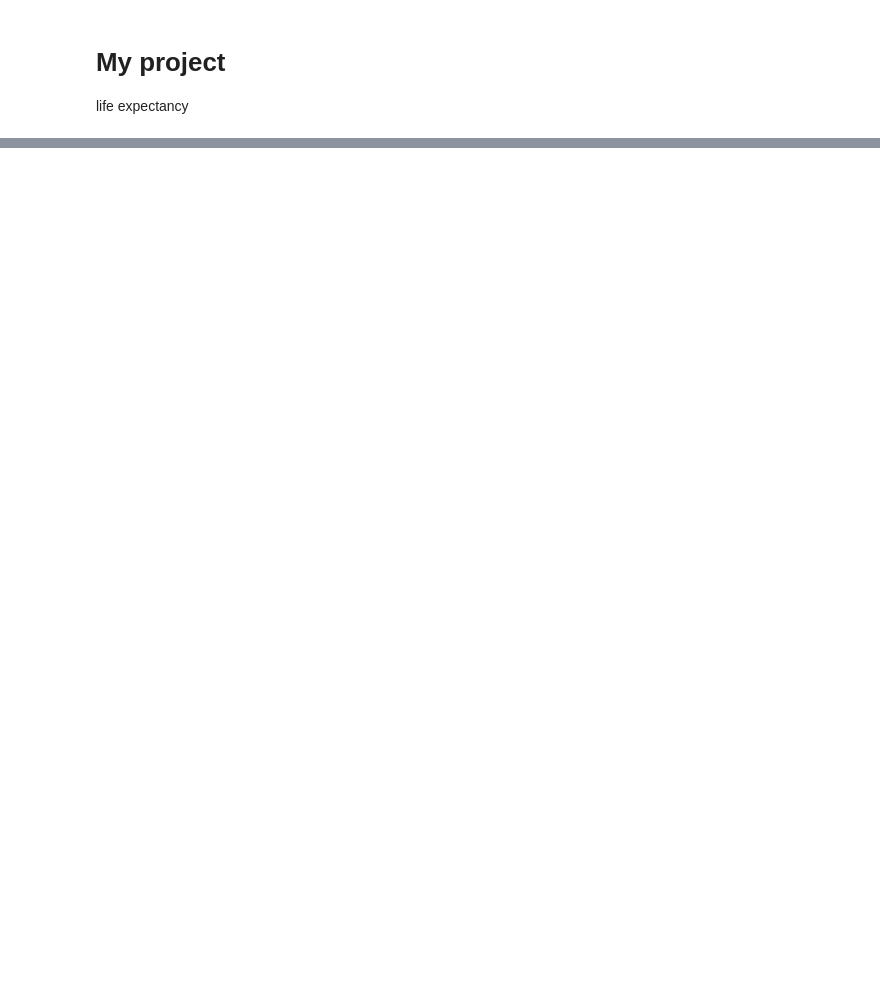
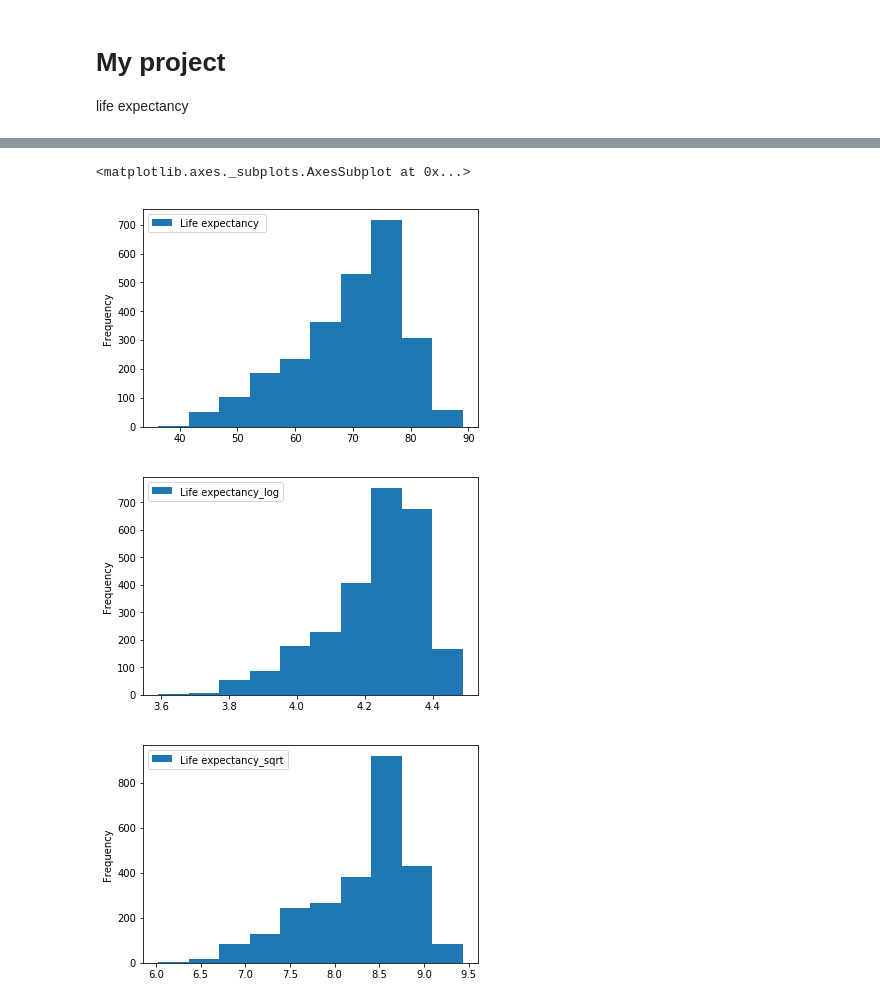
Before and after one commit to Ethan999/722_i4_BDAS, a Jupyter notebook: life_expectancy.ipynb, the cells around one changed output, grey strips where cells are left out. Cells and saved outputs as stored; diff of their text form; code cells hidden in the pictures; blank space fills up the shorter version.

```diff
--- a/life_expectancy.ipynb
+++ b/life_expectancy.ipynb
@@ -31,0 +120,14 @@ dataSet.columns
+# %%
+data_count = (dataSet.describe()).toPandas().loc[0]
+columns_to_drop =[column for column in dataSet.columns if int(data_count[column]) < 2700]
+print(columns_to_drop)
+
+data_clean = dataSet.select([column for column in dataSet.columns if column not in columns_to_drop])
+
+(data_clean.describe()).toPandas().T
+
+columns_to_drop = ['Country', 'Year']
+
+data_clean = data_clean.select([column for column in data_clean.columns if column not in columns_to_drop])
+
+(data_clean.describe()).toPandas().T
@@ -31,0 +153,3 @@ dataSet.columns
+# %%
+data_clean = data_clean.na.drop(how='any')
+(data_clean.describe()).toPandas().T
@@ -31,0 +174,6 @@ dataSet.columns
+# %%
+from pyspark.ml.feature import StringIndexer
+
+status_indexer = StringIndexer(inputCol='Status',outputCol='StatusIndex')
+mdata = status_indexer.fit(data_clean).transform(data_clean)
+pd.DataFrame(mdata.take(110), columns=mdata.columns)
@@ -31,0 +199,3 @@ dataSet.columns
+# %%
+data= mdata.drop('Status')
+pd.DataFrame(data.take(5), columns=data.columns)
@@ -31,0 +209,9 @@ dataSet.columns
+# %%
+pd.DataFrame(data.select('Life expectancy ').collect(), columns=['Life expectancy ']).plot(kind='hist')
+pd.DataFrame(data.select('Life expectancy ').collect(), columns=['Life expectancy_log']).transform(np.log).plot(kind='hist')
+pd.DataFrame(data.select('Life expectancy ').collect(), columns=['Life expectancy_sqrt']).transform(np.sqrt).plot(kind='hist')
+# %% [output]
+<matplotlib.axes._subplots.AxesSubplot at 0x...>
+[figure, added]
+[figure, added]
+[figure, added]
```
Also changed, not shown: parts of 15 cells of this notebook, 1 other file.
